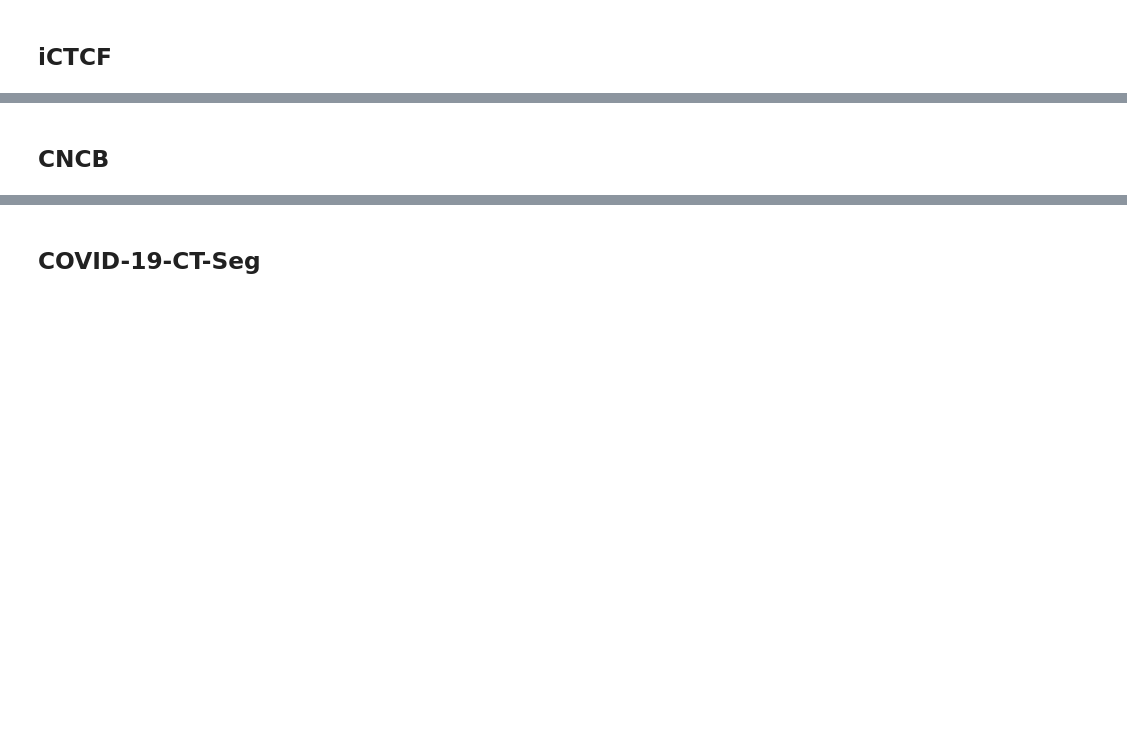
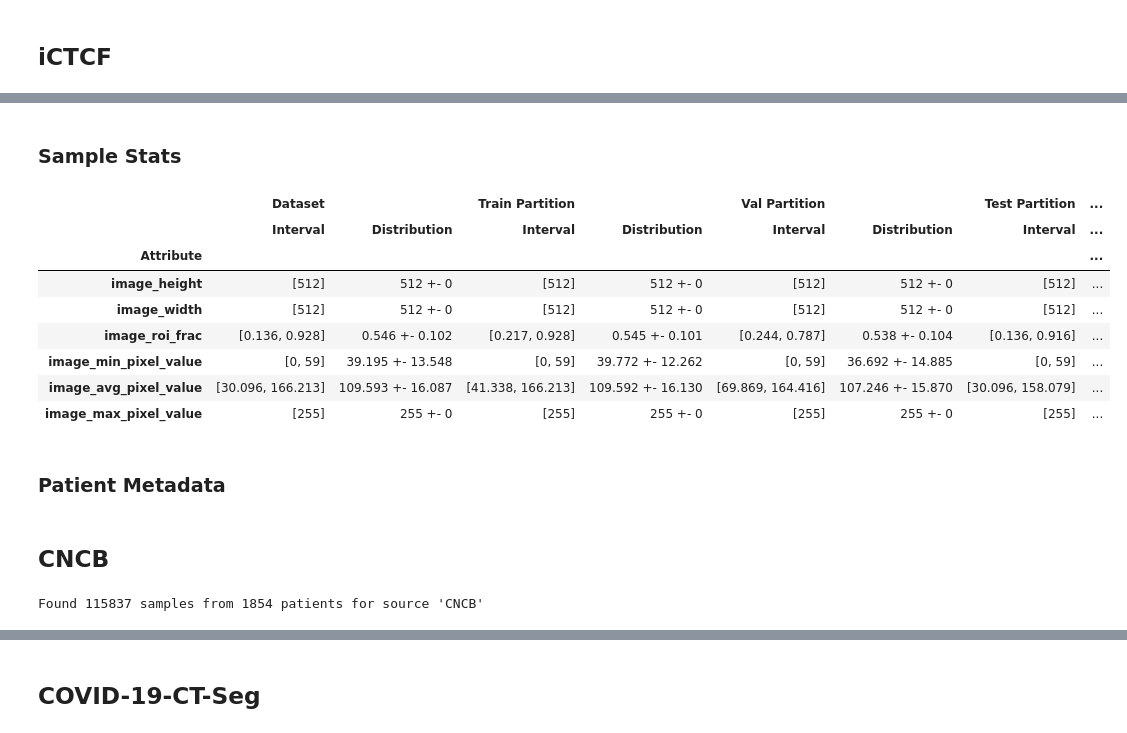
Before and after one commit to LeoAraujoEE/C19_FederatedCT, a Jupyter notebook: notebooks/7.1 - Dataset Statistics.ipynb, the cells around one changed output, grey strips where cells are left out. Cells and saved outputs as stored; diff of their text form; code cells hidden in the pictures; blank space fills up the shorter version.

```diff
--- a/notebooks/7.1 - Dataset Statistics.ipynb
+++ b/notebooks/7.1 - Dataset Statistics.ipynb
@@ -297,10 +331,26 @@ sample_stats_table.head(len(sample_stats_table))
+# %% [markdown]
+### Sample Stats
+# %%
+sub_sample_stats_df = get_sample_stats(sub_samples_df, data_dir)
+sample_stats_table = mount_stats_table_per_partition(sub_sample_stats_df)
+display(sample_stats_table)
+# %% [output]
+|  | Dataset |  | Train Partition |  | Val Partition |  | Test Partition | ... |
+|  | Interval | Distribution | Interval | Distribution | Interval | Distribution | Interval | ... |
+| Attribute |  |  |  |  |  |  |  | ... |
+| image_height | [512] | 512 +- 0 | [512] | 512 +- 0 | [512] | 512 +- 0 | [512] | ... |
+| image_width | [512] | 512 +- 0 | [512] | 512 +- 0 | [512] | 512 +- 0 | [512] | ... |
+| image_roi_frac | [0.136, 0.928] | 0.546 +- 0.102 | [0.217, 0.928] | 0.545 +- 0.101 | [0.244, 0.787] | 0.538 +- 0.104 | [0.136, 0.916] | ... |
+| image_min_pixel_value | [0, 59] | 39.195 +- 13.548 | [0, 59] | 39.772 +- 12.262 | [0, 59] | 36.692 +- 14.885 | [0, 59] | ... |
+| image_avg_pixel_value | [30.096, 166.213] | 109.593 +- 16.087 | [41.338, 166.213] | 109.592 +- 16.130 | [69.869, 164.416] | 107.246 +- 15.870 | [30.096, 158.079] | ... |
+| image_max_pixel_value | [255] | 255 +- 0 | [255] | 255 +- 0 | [255] | 255 +- 0 | [255] | ... |
+# %% [markdown]
+### Patient Metadata
 # %% [markdown]
 ## CNCB
 # %%
 src = "CNCB"
 sub_samples_df, sub_patient_df = get_sub_dfs(samples_df, patient_df, src)
 print(f"Found {len(sub_samples_df)} samples from {len(sub_patient_df)} patients for source '{src}'")
-
-sub_sample_stats_df = get_sample_stats(sub_samples_df)
-sample_stats_table = mount_sample_stats_table(sub_sample_stats_df)
-sample_stats_table.head(len(sample_stats_table))
+# %% [output]
+Found 115837 samples from 1854 patients for source 'CNCB'
```
Also changed, not shown: parts of 32 cells of this notebook, 1 other file.
